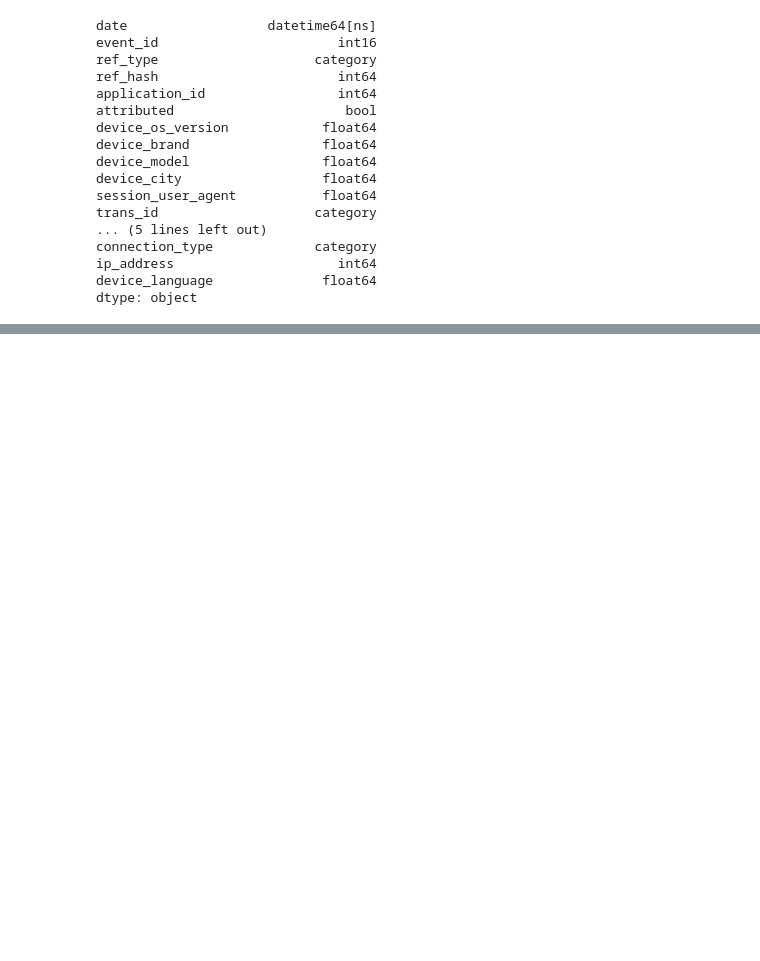
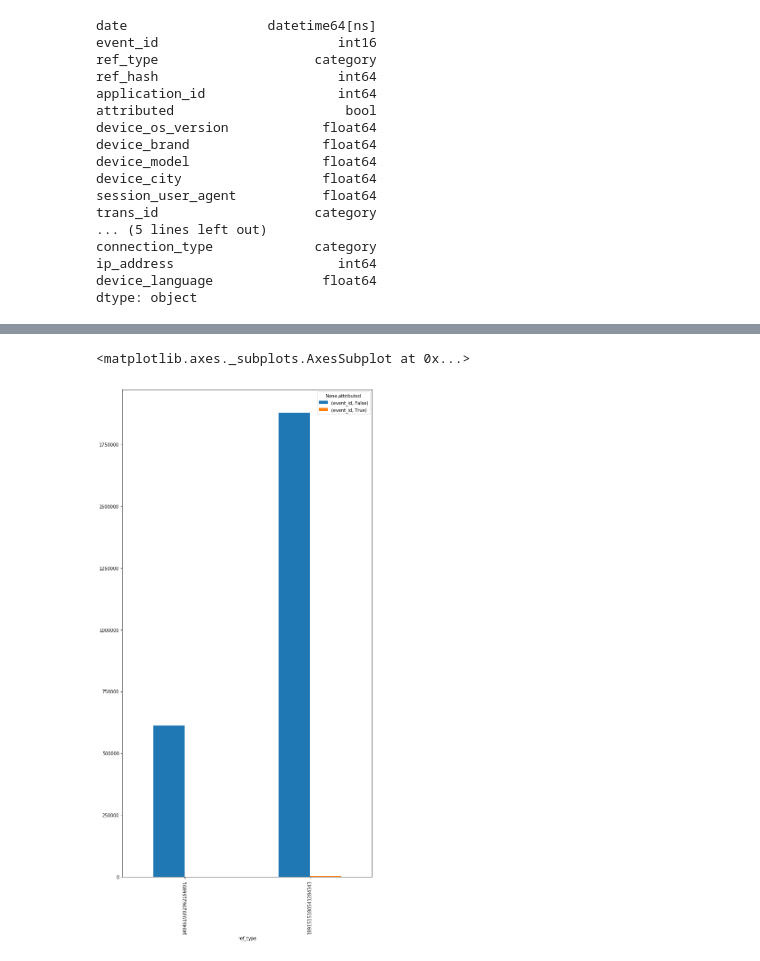
Before and after one commit to Elianagam/orgaDatosTp1, a Jupyter notebook: prueba_events.ipynb, the cells around one changed output, grey strips where cells are left out. Cells and saved outputs as stored; diff of their text form; code cells hidden in the pictures; blank space fills up the shorter version.

```diff
--- a/prueba_events.ipynb
+++ b/prueba_events.ipynb
@@ -141,3 +162,11 @@ events.groupby(['ref_type', 'attributed']).agg('count')
+# %%
+events_ref_type_attributed = events.loc[:,['ref_type', 'attributed', 'event_id']]
+events_ref_type_attributed = events_ref_type_attributed.groupby(['ref_type', 'attributed']).agg('count')
+events_ref_type_attributed = events_ref_type_attributed.unstack(1)
+events_ref_type_attributed.plot.bar(figsize = (10,20))
+# %% [output]
+<matplotlib.axes._subplots.AxesSubplot at 0x...>
+[figure, added]
 # %%
 events.groupby(['ref_type', 'ref_hash']).agg('count')
 # %% [output]
```
Also changed, not shown: parts of 14 cells of this notebook.
